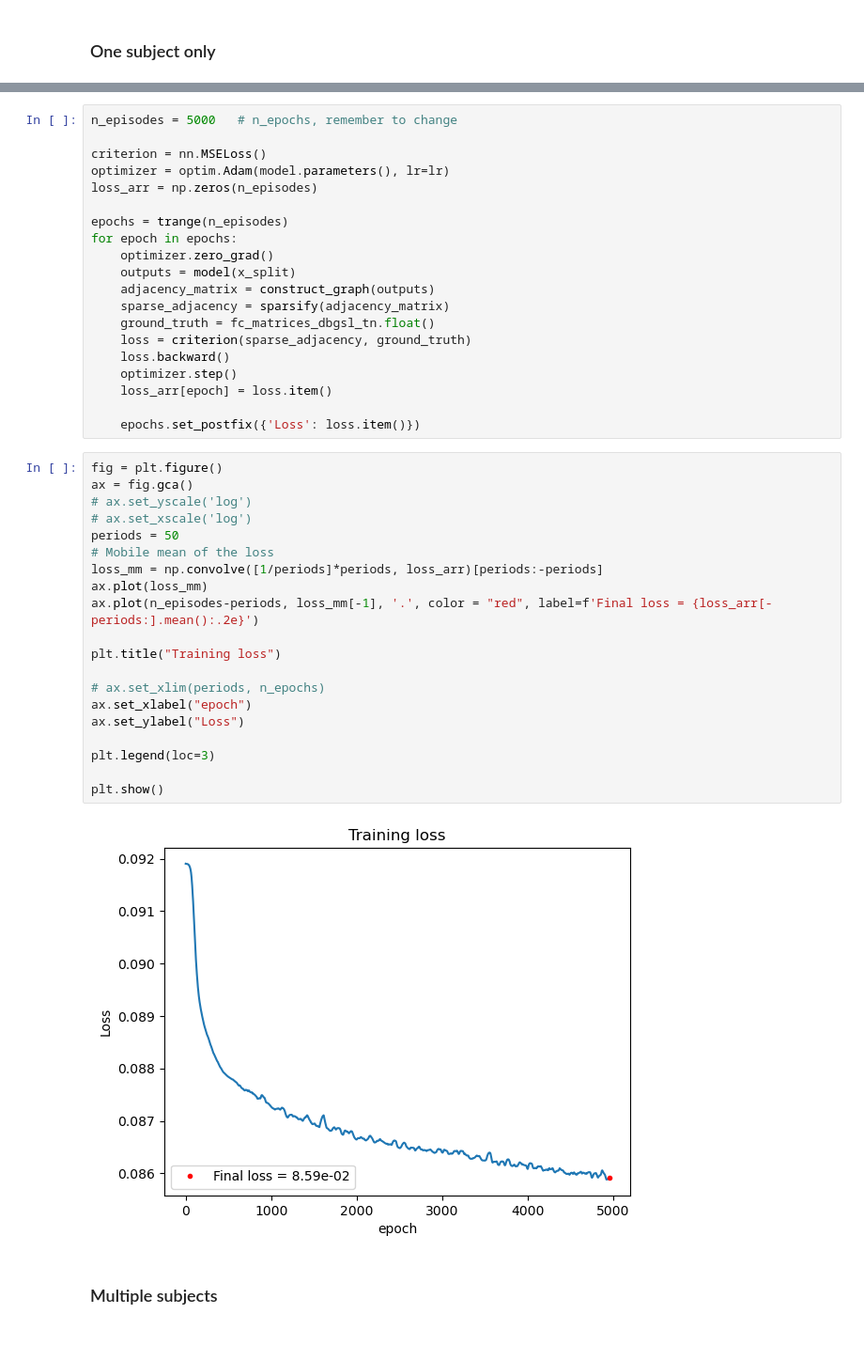
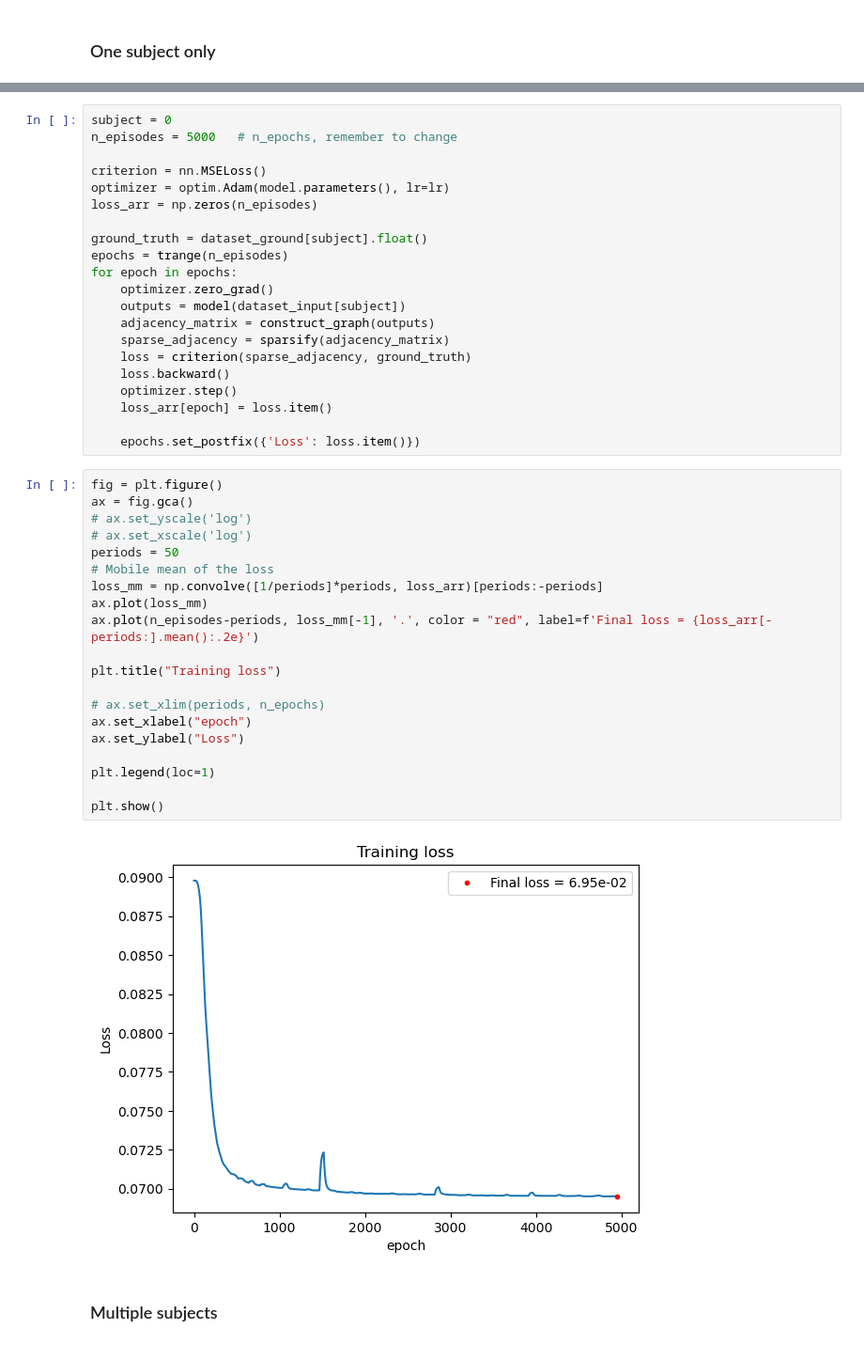
Before and after one commit to mattciff5/graphs-nn, a Jupyter notebook: notebooks/dbgsl.ipynb, the cells around one changed output, grey strips where cells are left out. Shown at 94% size. Saved outputs shown, nothing was run; the diff lists cells and outputs as text.

Commit message:
subject input selection

```diff
--- a/notebooks/dbgsl.ipynb
+++ b/notebooks/dbgsl.ipynb
@@ -352,19 +352,20 @@ print('fc_matrices_dgbsl shape (final graph): ', fc_matrices_dbgsl_tn.shape)
 x_split shape (data splitted into time windows):  torch.Size([1, 39, 360, 30])
 fc_matrices_dgbsl shape (final graph):  torch.Size([1, 39, 360, 360])
 # %%
+subject = 0
 n_episodes = 5000   # n_epochs, remember to change
 
 criterion = nn.MSELoss()
 optimizer = optim.Adam(model.parameters(), lr=lr)
 loss_arr = np.zeros(n_episodes)
 
+ground_truth = dataset_ground[subject].float()
 epochs = trange(n_episodes)
 for epoch in epochs:
     optimizer.zero_grad()
-    outputs = model(x_split)
+    outputs = model(dataset_input[subject])
     adjacency_matrix = construct_graph(outputs)
     sparse_adjacency = sparsify(adjacency_matrix)
-    ground_truth = fc_matrices_dbgsl_tn.float()
     loss = criterion(sparse_adjacency, ground_truth)
     loss.backward()
     optimizer.step()
@@ -374,25 +375,25 @@ for epoch in epochs:
 # %%
 fig = plt.figure()
 ax = fig.gca()
 # ax.set_yscale('log')
 # ax.set_xscale('log')
 periods = 50
 # Mobile mean of the loss
 loss_mm = np.convolve([1/periods]*periods, loss_arr)[periods:-periods]
 ax.plot(loss_mm)
 ax.plot(n_episodes-periods, loss_mm[-1], '.', color = "red", label=f'Final loss = {loss_arr[-periods:].mean():.2e}')
 
 plt.title("Training loss")
 
 # ax.set_xlim(periods, n_epochs)
 ax.set_xlabel("epoch")
 ax.set_ylabel("Loss")
 
-plt.legend(loc=3)
+plt.legend(loc=1)
 
 plt.show()
 # %% [output]
-[figure, old version]
+[figure, new version]
 # %% [markdown]
 ### Multiple subjects
 # %%
```
Also changed, not shown: parts of 1 cell of this notebook.
